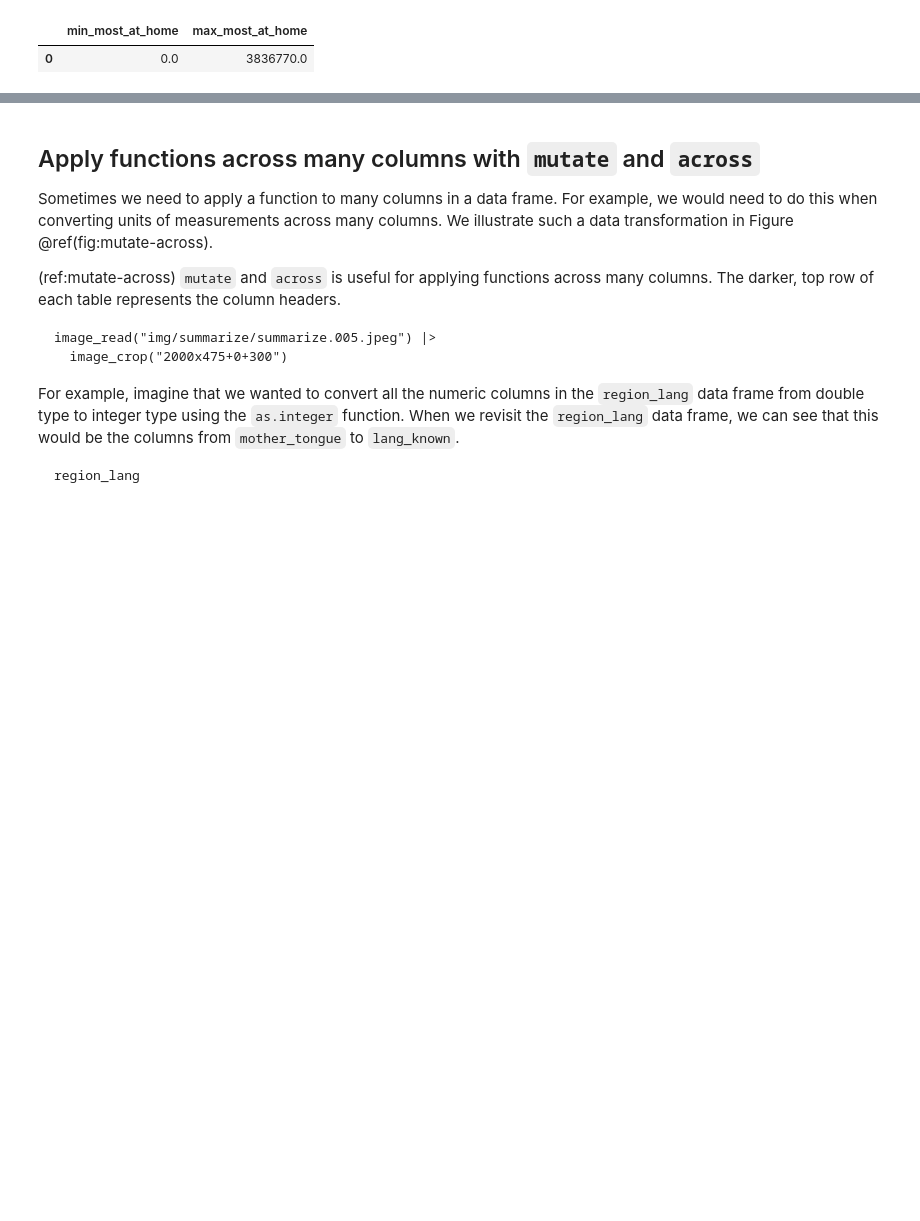
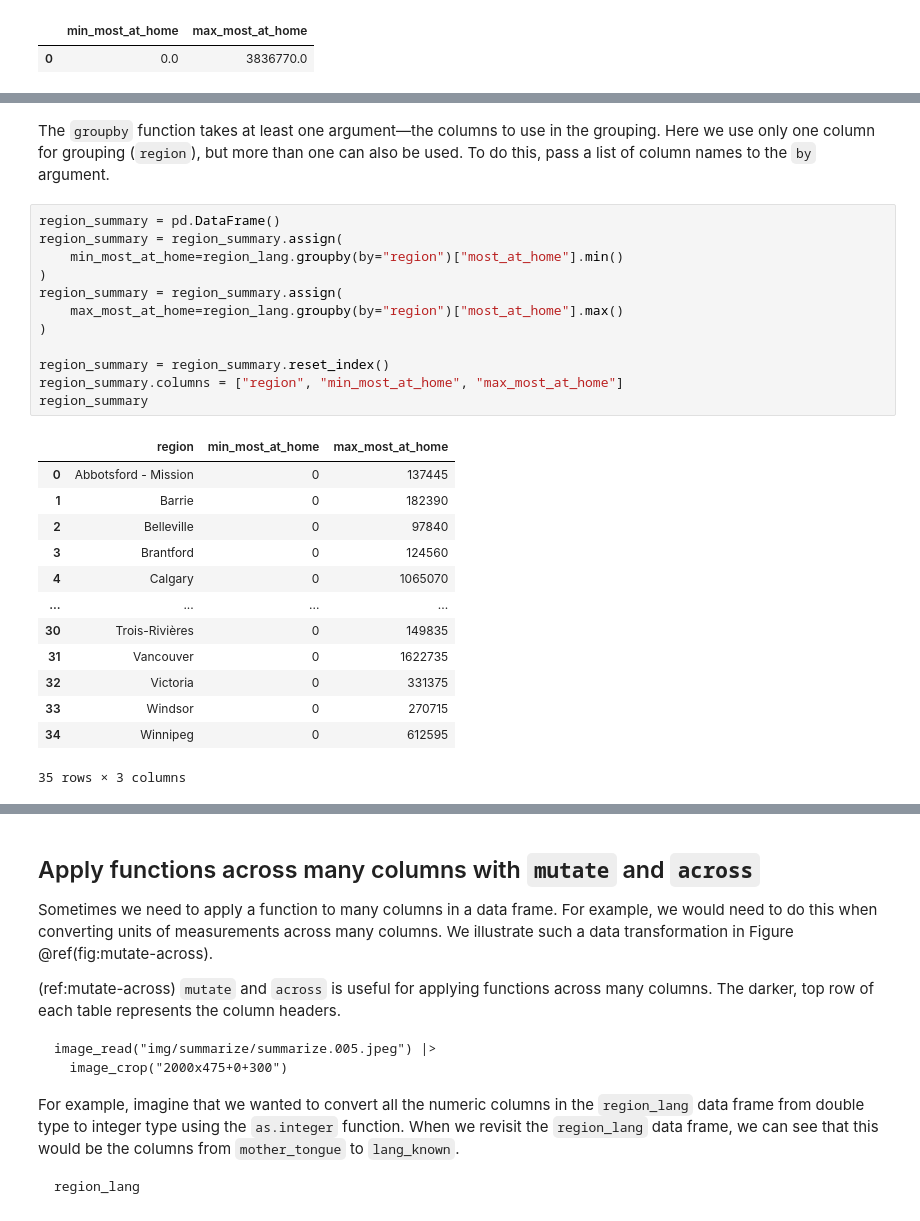
Before and after one commit to UBC-DSCI/introduction-to-datascience-python, a Jupyter notebook: source/wrangling.ipynb, the cells around one changed output, grey strips where cells are left out. Drawn from its saved outputs; the diff is of its cells as text; blank space fills up the shorter version.

```diff
--- a/source/wrangling.ipynb
+++ b/source/wrangling.ipynb
@@ -1892,0 +1880,30 @@ group_by(region_lang, region)
+# %% [markdown]
+The `groupby` function takes at least one argument&mdash;the columns to use in the
+grouping. Here we use only one column for grouping (`region`), but more than one
+can also be used. To do this, pass a list of column names to the `by` argument.
+# %%
+region_summary = pd.DataFrame()
+region_summary = region_summary.assign(
+    min_most_at_home=region_lang.groupby(by="region")["most_at_home"].min()
+)
+region_summary = region_summary.assign(
+    max_most_at_home=region_lang.groupby(by="region")["most_at_home"].max()
+)
+
+region_summary = region_summary.reset_index()
+region_summary.columns = ["region", "min_most_at_home", "max_most_at_home"]
+region_summary
+# %% [output]
+|  | region | min_most_at_home | max_most_at_home |
+| 0 | Abbotsford - Mission | 0 | 137445 |
+| 1 | Barrie | 0 | 182390 |
+| 2 | Belleville | 0 | 97840 |
+| 3 | Brantford | 0 | 124560 |
+| 4 | Calgary | 0 | 1065070 |
+| ... | ... | ... | ... |
+| 30 | Trois-Rivières | 0 | 149835 |
+| 31 | Vancouver | 0 | 1622735 |
+| 32 | Victoria | 0 | 331375 |
+| 33 | Windsor | 0 | 270715 |
+| 34 | Winnipeg | 0 | 612595 |
+35 rows × 3 columns
```
Also changed, not shown: parts of 31 cells of this notebook, 3 other files.
